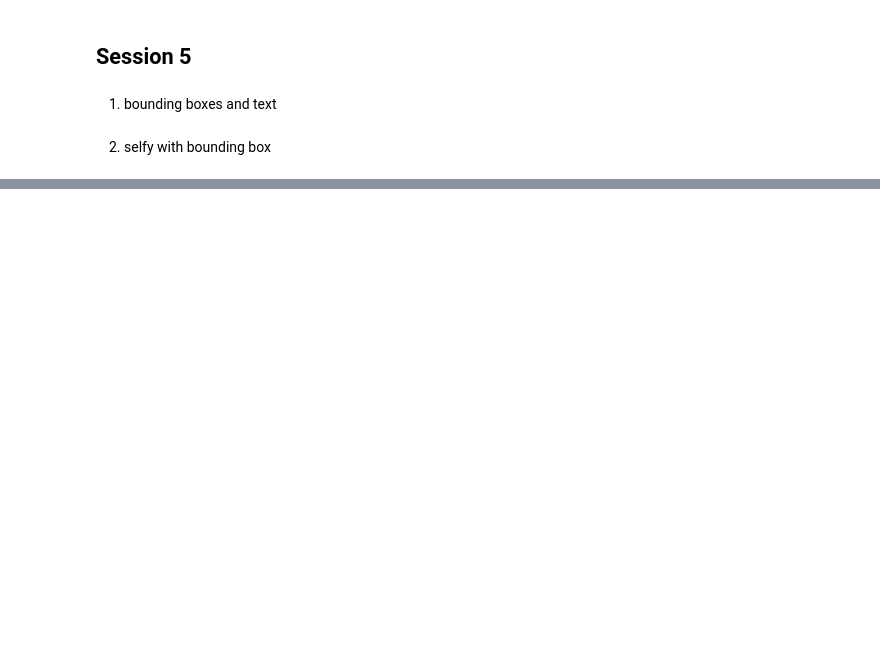
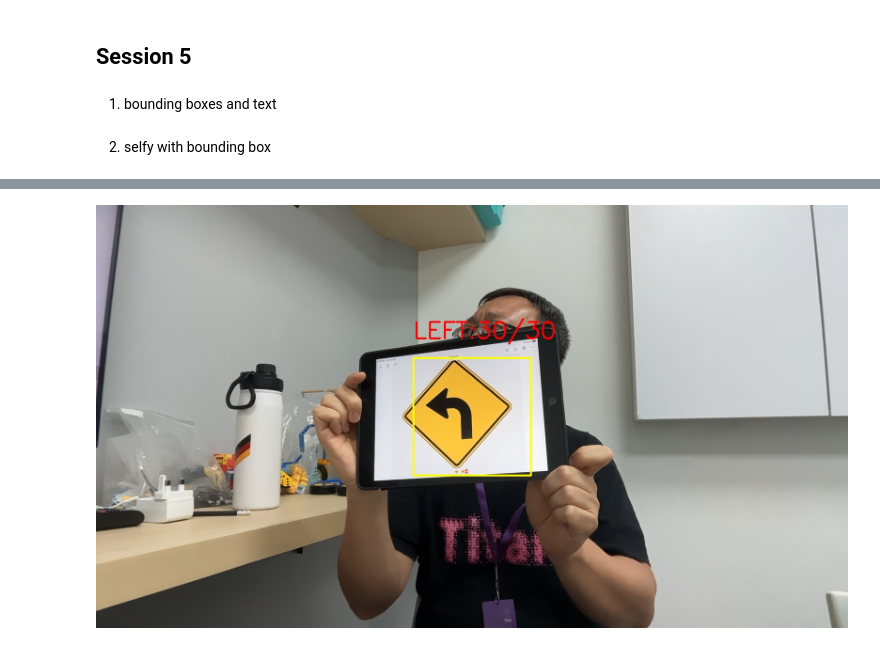
Before and after one commit to mblijian/VS-Code, a Jupyter notebook: Level5/L4211T3_Tue_5mp/L4211T3.ipynb, the cells around one changed output, grey strips where cells are left out. Saved outputs shown, nothing was run; the diff lists cells and outputs as text; code cells hidden in the pictures; blank space fills up the shorter version.

```diff
--- a/Level5/L4211T3_Tue_5mp/L4211T3.ipynb
+++ b/Level5/L4211T3_Tue_5mp/L4211T3.ipynb
@@ -1909,0 +1929,14 @@ camera.release()
+# %%
+import os
+# create folder path
+DATASET_FOLDER = "TRAFFIC_SIGN_DATASET"
+LEFT_FOLDER = os.path.join(DATASET_FOLDER,"LEFT")
+RIGHT_FOLDER = os.path.join(DATASET_FOLDER,"RIGHT")
+STOP_FOLDER = os.path.join(DATASET_FOLDER,"STOP")
+NO_SIGN_FOLDER = os.path.join(DATASET_FOLDER,"NO_SIGN")
+
+# create a real folder
+os.makedirs(LEFT_FOLDER,exist_ok= True)
+os.makedirs(RIGHT_FOLDER,exist_ok= True)
+os.makedirs(STOP_FOLDER,exist_ok= True)
+os.makedirs(NO_SIGN_FOLDER,exist_ok= True)
@@ -1909,0 +1945,67 @@ camera.release()
+# %%
+import time
+import cv2
+import os
+from IPython.display import Image,display
+
+# choose which category to collect
+save_folder = LEFT_FOLDER
+class_name = "LEFT"
+
+total_images = 30
+save_interval = 1
+
+# open the laptop camera
+camera  = cv2.VideoCapture(0,cv2.CAP_AVFOUNDATION)  # windows: DSHOW
+time.sleep(1)
+
+if not camera.isOpened():
+    print("The camera is not opened.")
+else:
+    print("The laptop camera is on.Please put the image inside bounding box")
+    print(f"Collecting {class_name} images")
+    time.sleep(5)
+
+    collected = 0
+    last_save_time =0
+    handle = None
+    while collected < total_images:
+        frame_ok, frame = camera.read()
+        if not frame_ok:
+            print("The camera can not capture the image.")
+            break
+
+        frame_height,frame_width = frame.shape[:2]
+        box_size = 300
+        x1= (frame_width-box_size)//2
+        y1=(frame_height-box_size)//2
+        x2 = x1 + box_size
+        y2 = y1+ box_size
+
+        # crop the image inside the bounding box
+        scanning_area = frame[y1:y2,x1:x2]
+        current_time = time.time()
+        # save the image every 1 second
+        if current_time - last_save_time>= save_interval:
+            filename = os.path.join(save_folder, f"{class_name.lower()}_{collected}.jpg")
+            saved_ok = cv2.imwrite(filename, scanning_area)
+
+            if saved_ok:
+                collected+=1
+                last_save_time = current_time
+                print(f"Saved image {collected}.")
+        # draw a bounding box
+        cv2.rectangle(frame,(x1,y1),(x2,y2),(0,255,255),3)
+        cv2.putText(frame,f"{class_name}:{collected}/{total_images}",(x1,y1-50),cv2.FONT_HERSHEY_SIMPLEX,2,(0,0,255),3)
+
+        jpeg_ok,jpeg = cv2.imencode(".jpeg",frame)
+        if jpeg_ok:
+            if handle is None:
+                handle = display(Image(data = jpeg.tobytes()),display_id = True) # create a handle to show the images
+            else:
+                handle.update (Image(data = jpeg.tobytes())) # update the same handle
+        time.sleep(0.02)
+
+    camera.release()
+    print(f"Finished collecting {collected}{class_name} images.")
+# %% [output]
@@ -1909,0 +2015 @@ camera.release()
+[figure, added]
```
Also changed, not shown: parts of 11 cells of this notebook, 4 other files.
